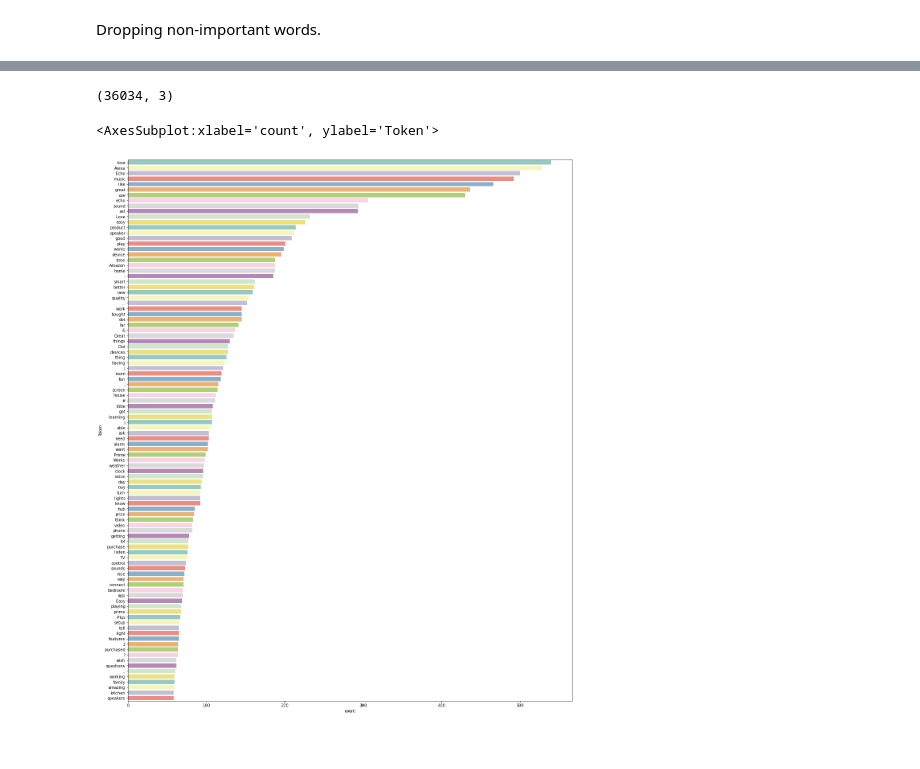
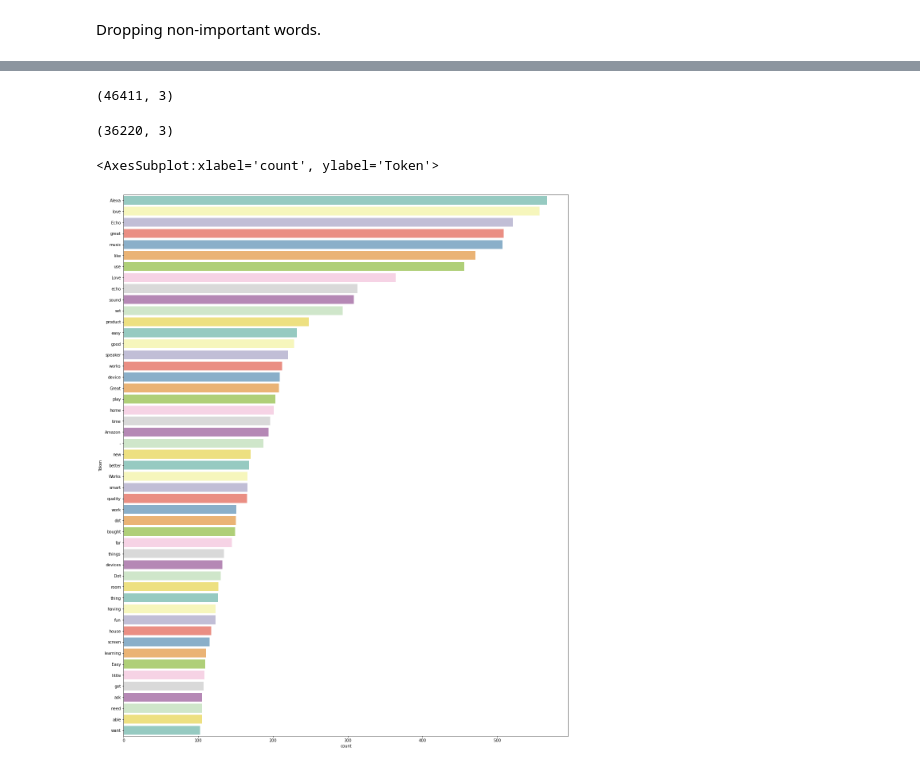
Before and after one commit to ddahiya16/Amazon-Alexa-Review-Analysis, a Jupyter notebook: Amazon Alexa Reviews Analysis.ipynb, the cells around one changed output, grey strips where cells are left out. Cells and saved outputs as stored; diff of their text form; code cells hidden in the pictures.

```diff
--- a/Amazon Alexa Reviews Analysis.ipynb
+++ b/Amazon Alexa Reviews Analysis.ipynb
@@ -159,9 +166,7 @@ sns.histplot(data=df, x="Reviews Length", bins= 50, ax = ax, hue = 'feedback')
 # %%
 import spacy
 nlp = spacy.load('en_core_web_sm')
-rev = ""
-for x in df['verified_reviews']:
-    rev = rev+x
+rev = ' '.join(df['verified_reviews'].tolist())
 doc = nlp(rev)
 # %%
 tokens = pd.DataFrame(columns=['Token','Lemma','Stopwards'])
@@ -200,10 +205,2 @@ Total number of important words:  45208
 # %% [markdown]
 Dropping non-important words.
-# %%
-tokens = tokens.loc[tokens["Stopwards"] != True]
-tokens = tokens.loc[tokens["Token"] != ',']
-tokens = tokens.loc[tokens["Token"] != '.']
-tokens = tokens.loc[tokens["Token"] != ' ']
-tokens = tokens.loc[tokens["Token"] != '']
-tokens = tokens.loc[tokens["Token"] != '!']
-tokens.head()
@@ -217,11 +217,19 @@ tokens.head()
 # %%
 tokens.shape
 # %% [output]
-(36034, 3)
+(46411, 3)
+# %%
+import re
+regex = re.compile('[@_!#$%^&*()"''"<>?/\|}{~:,.;-=+<>?~`]')
+temp = tokens.loc[tokens['Token'].str.contains(regex, regex=True) == False]
+# %%
+temp.shape
+# %% [output]
+(36220, 3)
 # %%
 fig_dims = (20, 25)
 fig, ax = plt.subplots(figsize=fig_dims)
-sns.countplot(data=tokens, y="Token", order = tokens['Token'].value_counts().iloc[:100].index, palette="Set3")
+sns.countplot(data=temp, y="Token", order = temp['Token'].value_counts().iloc[1:50].index, palette="Set3")
 # %% [output]
 <AxesSubplot:xlabel='count', ylabel='Token'>
-[figure, old version]
+[figure, new version]
```
Also changed, not shown: parts of 8 cells of this notebook, 2 other files.
